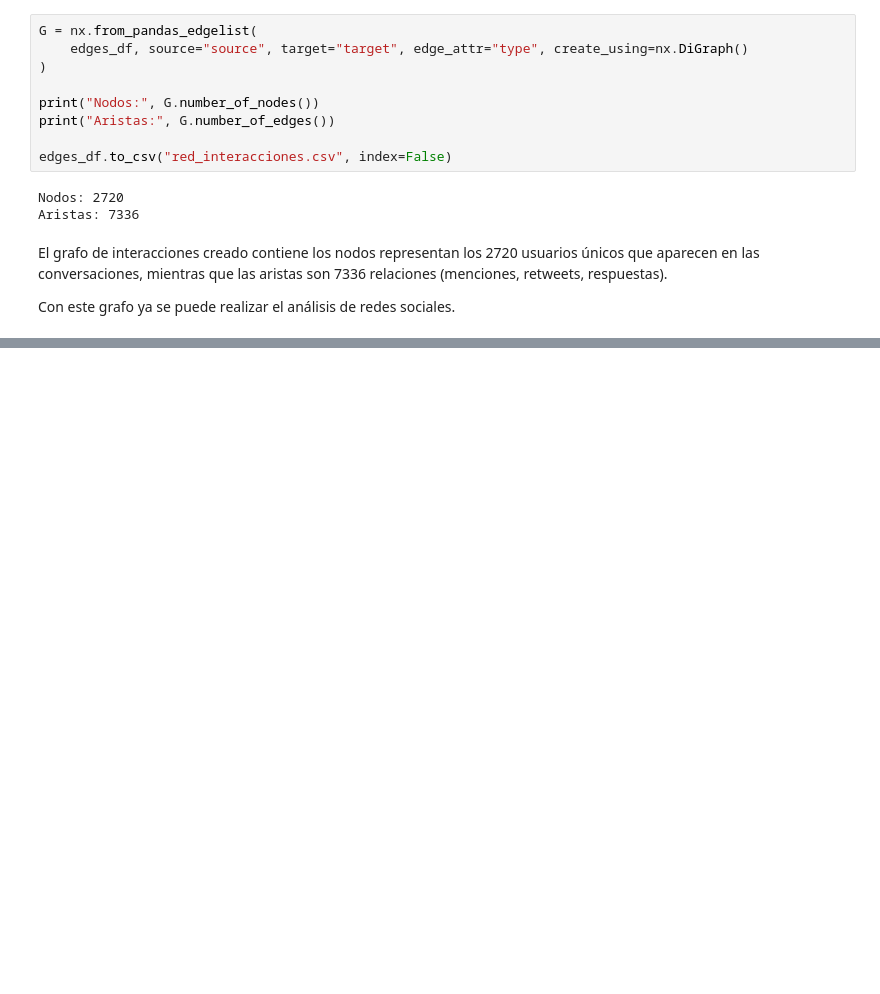
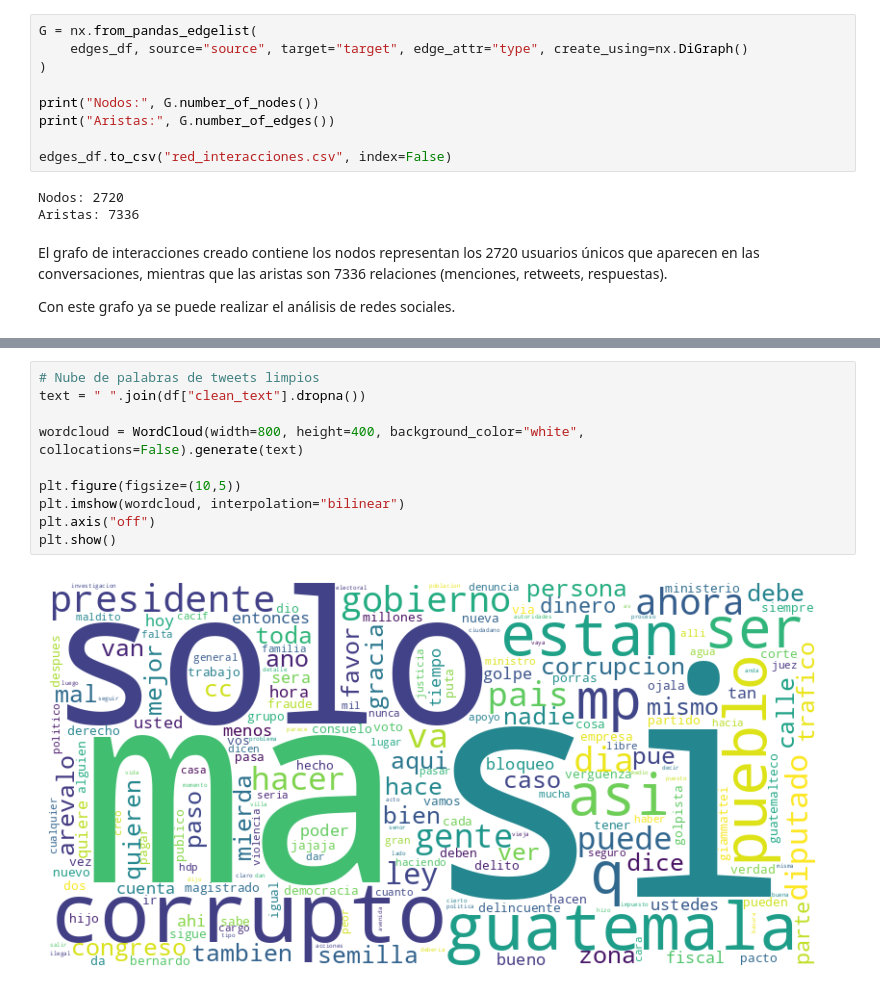
Before and after one commit to Kapiven/Lab6DS, a Jupyter notebook: Analisis.ipynb, the cells around one changed output, grey strips where cells are left out. Cells and saved outputs as stored; diff of their text form; blank space fills up the shorter version.

```diff
--- a/Analisis.ipynb
+++ b/Analisis.ipynb
@@ -149,0 +199,12 @@ Con este grafo ya se puede realizar el análisis de redes sociales.
+# %%
+# Nube de palabras de tweets limpios
+text = " ".join(df["clean_text"].dropna())
+
+wordcloud = WordCloud(width=800, height=400, background_color="white", collocations=False).generate(text)
+
+plt.figure(figsize=(10,5))
+plt.imshow(wordcloud, interpolation="bilinear")
+plt.axis("off")
+plt.show()
+# %% [output]
+[figure, added]
```
Also changed, not shown: parts of 33 cells of this notebook, 1 other file.
